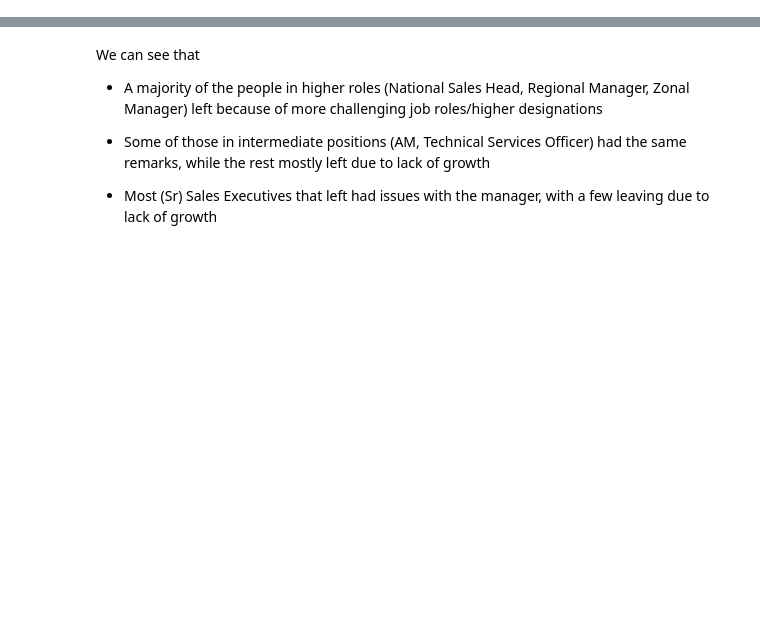
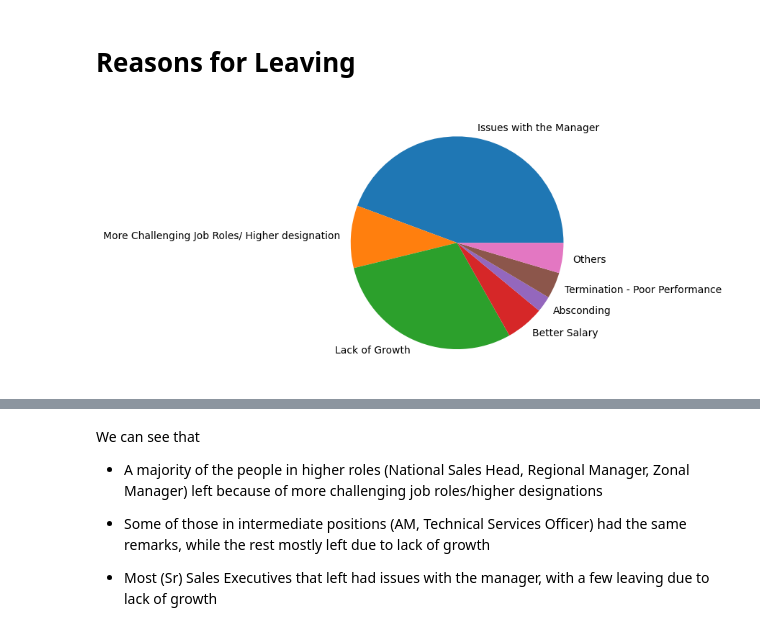
Before and after one commit to jellyfish2004/DC-Task-2, a Jupyter notebook: Data_Visualization_Challenge.ipynb, the cells around one changed output, grey strips where cells are left out. Drawn from its saved outputs; the diff is of its cells as text; code cells hidden in the pictures; blank space fills up the shorter version.

```diff
--- a/Data_Visualization_Challenge.ipynb
+++ b/Data_Visualization_Challenge.ipynb
@@ -5,3 +5,16 @@ data=pd.read_csv("data.csv")
 headings=list(data.columns)
 for i in headings:
   data[i]=[x.strip() if isinstance(x, str) else x for x in data[i]]
+# %% [markdown]
+# Reasons for Leaving
+# %%
+remarkscount={"Issues with the Manager":0, "More Challenging Job Roles/ Higher designation": 0, "Lack of Growth" : 0,"Better Salary" : 0, "Absconding":0, "Termination - Poor Performance": 0, "Others":0}
+for i in data.index:
+    remark=data["Remarks"][i]
+    if remark in remarkscount:
+        remarkscount[data["Remarks"][i]]+=1
+    else:
+        remarkscount["Others"]+=1
+plot=plt.pie(remarkscount.values(), labels=remarkscount.keys())
+# %% [output]
+[figure, added]
```
Also changed, not shown: parts of 16 cells of this notebook.
